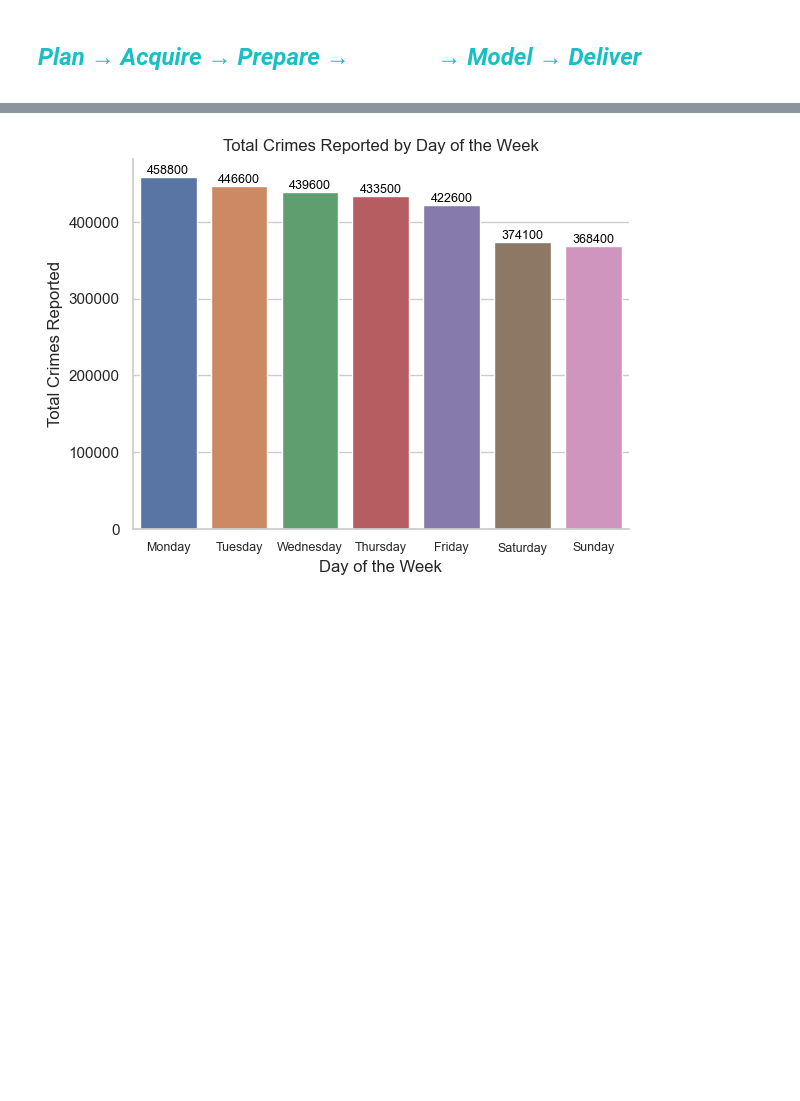
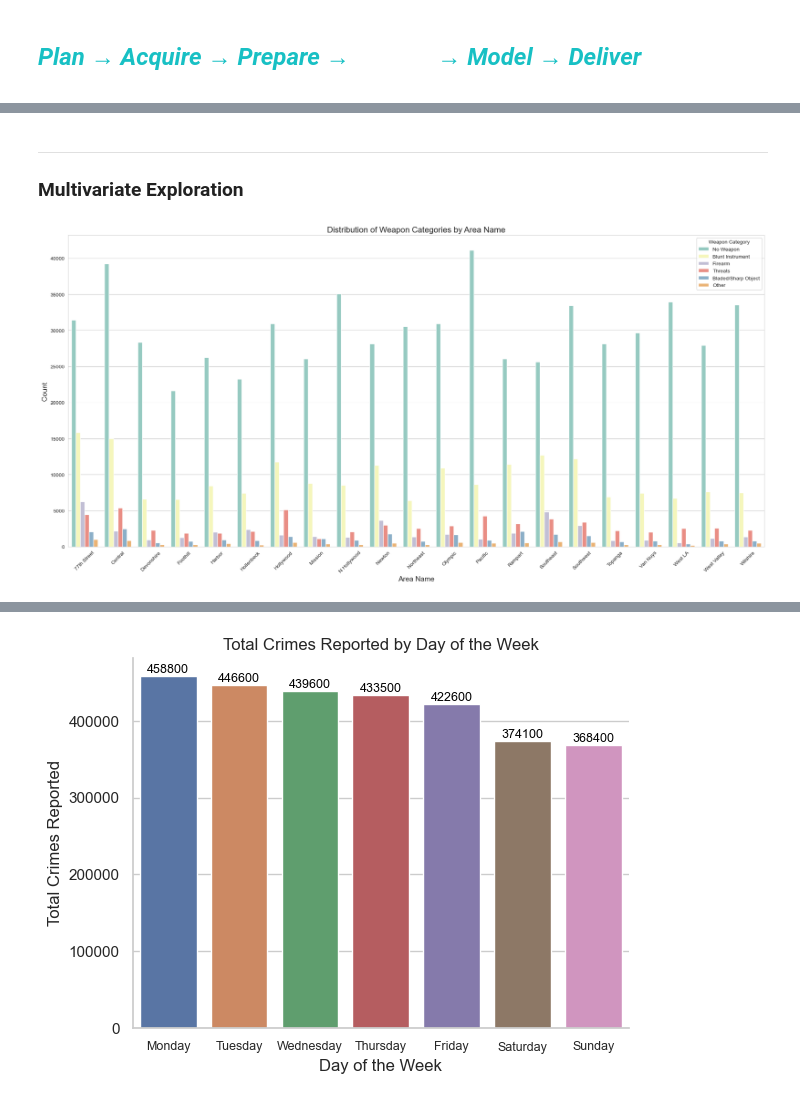
Before and after one commit to Zacharia-Schmitz/Project_LA_Crime, a Jupyter notebook: crime_project.ipynb, the cells around one changed output, grey strips where cells are left out. Drawn from its saved outputs; the diff is of its cells as text; code cells hidden in the pictures; blank space fills up the shorter version.

```diff
--- a/crime_project.ipynb
+++ b/crime_project.ipynb
@@ -754,3 +733,6 @@ data.to_csv("crime_data_prepped.csv")
+# %%
+# Import the data back from the CSV file with the index
+crime = pd.read_csv("crime_data_prepped.csv", index_col=0)
 # %% [markdown]
 <div style="background-color: #; padding: 0px; color: #18C0C4;">
 
@@ -757,0 +763,43 @@ data.to_csv("crime_data_prepped.csv")
+# %% [markdown]
+---
+
+### Multivariate Exploration
+# %%
+# Group by area_name and weapon_category and count the number of occurrences
+weapon_by_area = train.groupby(['area_name', 'weapon_category']).size().reset_index(name='count')
+
+# Sort the data for better visualization
+weapon_by_area_sorted = weapon_by_area.sort_values(by=['area_name', 'count'], ascending=[True, False])
+
+# Calculate total crimes for each area
+total_crimes_by_area = train.groupby('area_name').size().reset_index(name='total_count')
+
+# Merge the total count with the weapon_by_area dataframe
+weapon_by_area_with_total = pd.merge(weapon_by_area, total_crimes_by_area, on='area_name')
+
+# Calculate the proportion
+weapon_by_area_with_total['proportion'] = weapon_by_area_with_total['count'] / weapon_by_area_with_total['total_count']
+
+# Sort the data for better visualization
+weapon_by_area_proportion_sorted = weapon_by_area_with_total.sort_values(by=['area_name', 'proportion'], ascending=[True, False])
+# %%
+import matplotlib.pyplot as plt
+import seaborn as sns
+
+# Setting up the plot size and style
+plt.figure(figsize=(20, 10))
+
+# Plotting a bar chart
+sns.barplot(x='area_name', y='count', hue='weapon_category', data=weapon_by_area_sorted)
+
+# Setting the title and labels
+plt.title('Distribution of Weapon Categories by Area Name', fontsize=16)
+plt.xlabel('Area Name', fontsize=14)
+plt.ylabel('Count', fontsize=14)
+plt.xticks(rotation=45)
+plt.legend(title='Weapon Category', loc='upper right')
+
+plt.tight_layout()
+plt.show()
+# %% [output]
+[figure, added]
```
Also changed, not shown: parts of 54 cells of this notebook.
